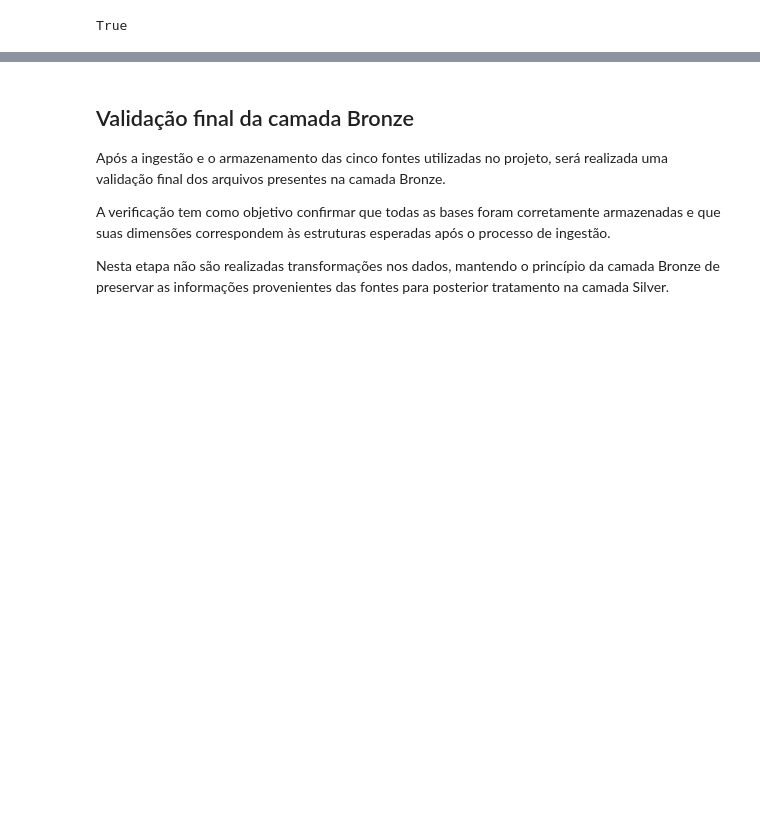
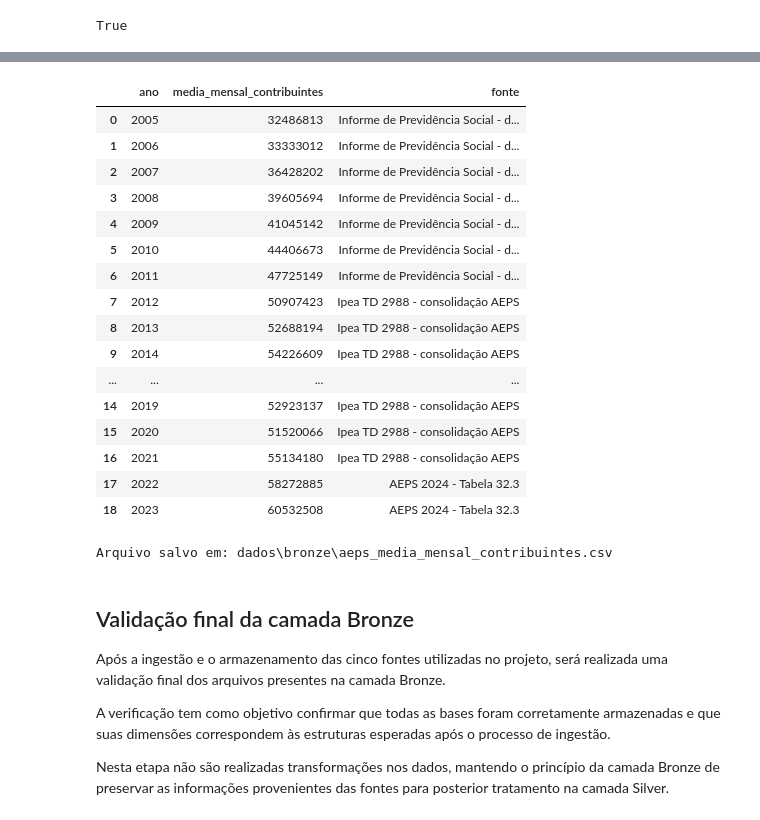
Before and after one commit to Andersonph/Estudo_Dados_Demografico, a Jupyter notebook: Demografia_Previdencia/01_bronze.ipynb, the cells around one changed output, grey strips where cells are left out. Saved outputs shown, nothing was run; the diff lists cells and outputs as text; code cells hidden in the pictures; blank space fills up the shorter version.

```diff
--- a/Demografia_Previdencia/01_bronze.ipynb
+++ b/Demografia_Previdencia/01_bronze.ipynb
@@ -467,3 +468,58 @@ True
+# %%
+dados_media_mensal = {
+    "ano": [
+        2005, 2006, 2007, 2008, 2009, 2010, 2011,
+        2012, 2013, 2014, 2015, 2016, 2017, 2018,
+        2019, 2020, 2021, 2022, 2023
+    ],
+
+    "media_mensal_contribuintes": [
+        32486813, 33333012, 36428202, 39605694, 41045142,
+        44406673, 47725149,
+        50907423, 52688194, 54226609, 53604092, 51844313,
+        51026116, 51633476, 52923137, 51520066, 55134180,
+        58272885, 60532508
+    ],
+
+    "fonte": [
+        *["Informe de Previdência Social - dez/2013"] * 7,
+        *["Ipea TD 2988 - consolidação AEPS"] * 10,
+        *["AEPS 2024 - Tabela 32.3"] * 2
+    ]
+}
+
+df_media_mensal_bronze = pd.DataFrame(dados_media_mensal)
+
+df_media_mensal_bronze
+# %% [output]
+|  | ano | media_mensal_contribuintes | fonte |
+| 0 | 2005 | 32486813 | Informe de Previdência Social - d... |
+| 1 | 2006 | 33333012 | Informe de Previdência Social - d... |
+| 2 | 2007 | 36428202 | Informe de Previdência Social - d... |
+| 3 | 2008 | 39605694 | Informe de Previdência Social - d... |
+| 4 | 2009 | 41045142 | Informe de Previdência Social - d... |
+| 5 | 2010 | 44406673 | Informe de Previdência Social - d... |
+| 6 | 2011 | 47725149 | Informe de Previdência Social - d... |
+| 7 | 2012 | 50907423 | Ipea TD 2988 - consolidação AEPS |
+| 8 | 2013 | 52688194 | Ipea TD 2988 - consolidação AEPS |
+| 9 | 2014 | 54226609 | Ipea TD 2988 - consolidação AEPS |
+| ... | ... | ... | ... |
+| 14 | 2019 | 52923137 | Ipea TD 2988 - consolidação AEPS |
+| 15 | 2020 | 51520066 | Ipea TD 2988 - consolidação AEPS |
+| 16 | 2021 | 55134180 | Ipea TD 2988 - consolidação AEPS |
+| 17 | 2022 | 58272885 | AEPS 2024 - Tabela 32.3 |
+| 18 | 2023 | 60532508 | AEPS 2024 - Tabela 32.3 |
+# %%
+arquivo_saida = pasta_bronze / "aeps_media_mensal_contribuintes.csv"
+
+df_media_mensal_bronze.to_csv(
+    arquivo_saida,
+    index=False
+)
+
+print(f"Arquivo salvo em: {arquivo_saida}")
+# %% [output]
+Arquivo salvo em: dados\bronze\aeps_media_mensal_contribuintes.csv
 # %% [markdown]
 ## Validação final da camada Bronze
 
```
Also changed, not shown: parts of 5 cells of this notebook, 18 other files.
